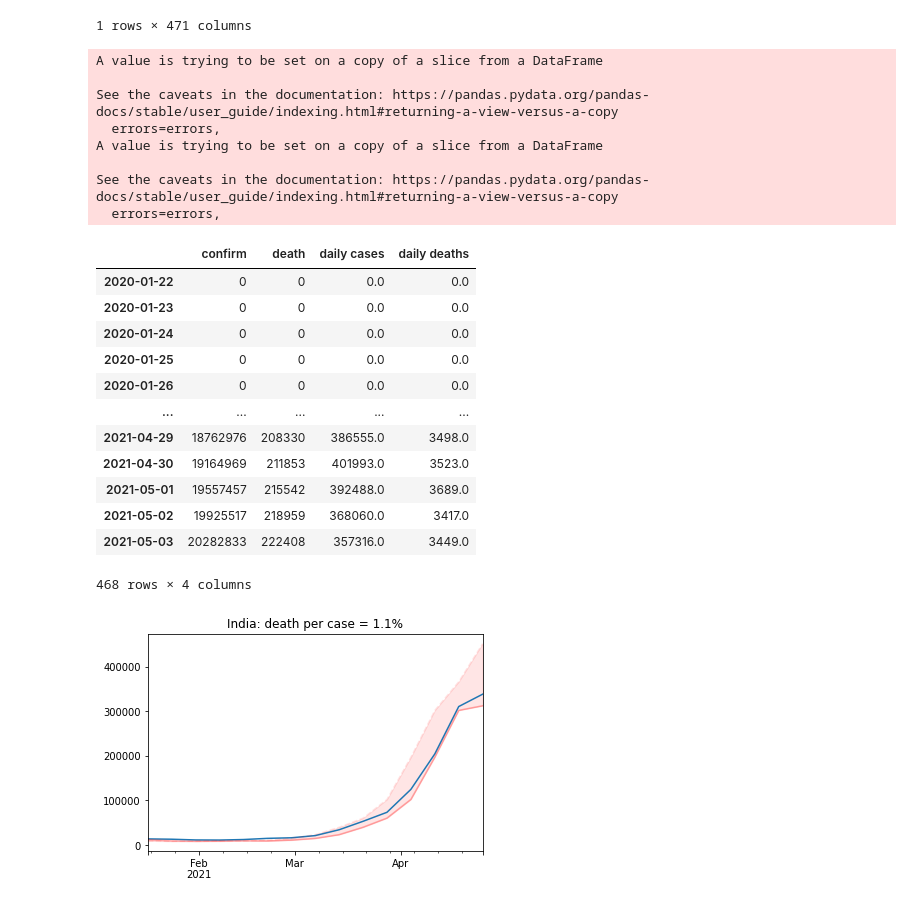
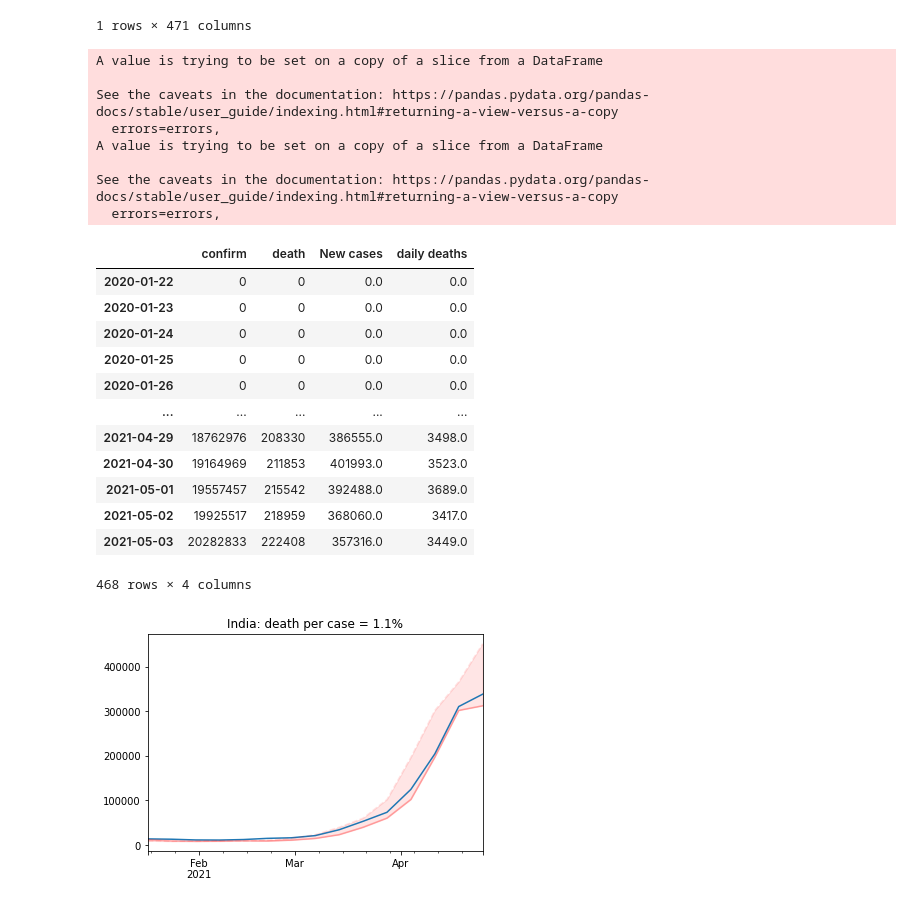
Before and after one commit to srimanob/COVID-19-ThaiStudy, a Jupyter notebook: thai_covid.ipynb, the cells around one changed output. Cells and saved outputs as stored; diff of their text form; code cells hidden in the pictures.

```diff
--- a/thai_covid.ipynb
+++ b/thai_covid.ipynb
@@ -414,28 +414,28 @@ death[death["Country/Region"]=="India"]
 # %%
 ### India test
 Indiaconfirm = confirm[confirm.index==147]
 Indiadeath = death[death.index==147]
 Indiaconfirm.rename(index={147: 'confirm'},inplace=True)
 Indiaconfirm.drop(Indiaconfirm.columns[0:4], axis=1, inplace=True)
 #print(Indiaconfirm)
 Indiadeath.rename(index={147: 'death'},inplace=True)
 Indiadeath.drop(Indiadeath.columns[0:4], axis=1, inplace=True)
 tmp = pd.concat([Indiaconfirm,Indiadeath])
 tmp.rename(columns=pd.to_datetime, inplace=True)
 Indiacovid = tmp.transpose()
-Indiacovid['daily cases'] = Indiacovid['confirm'].diff().fillna(Indiacovid.confirm)
+Indiacovid['New cases'] = Indiacovid['confirm'].diff().fillna(Indiacovid.confirm)
 Indiacovid['daily deaths'] = Indiacovid['death'].diff().fillna(Indiacovid.death)
 Indiacovid
 # %% [output]
 A value is trying to be set on a copy of a slice from a DataFrame
 
 See the caveats in the documentation: https://pandas.pydata.org/pandas-docs/stable/user_guide/indexing.html#returning-a-view-versus-a-copy
   errors=errors,
 A value is trying to be set on a copy of a slice from a DataFrame
 
 See the caveats in the documentation: https://pandas.pydata.org/pandas-docs/stable/user_guide/indexing.html#returning-a-view-versus-a-copy
   errors=errors,
-|  | confirm | death | daily cases | daily deaths |
+|  | confirm | death | New cases | daily deaths |
 | 2020-01-22 | 0 | 0 | 0.0 | 0.0 |
 | 2020-01-23 | 0 | 0 | 0.0 | 0.0 |
 | 2020-01-24 | 0 | 0 | 0.0 | 0.0 |
```
Also changed, not shown: parts of 2 cells of this notebook.
